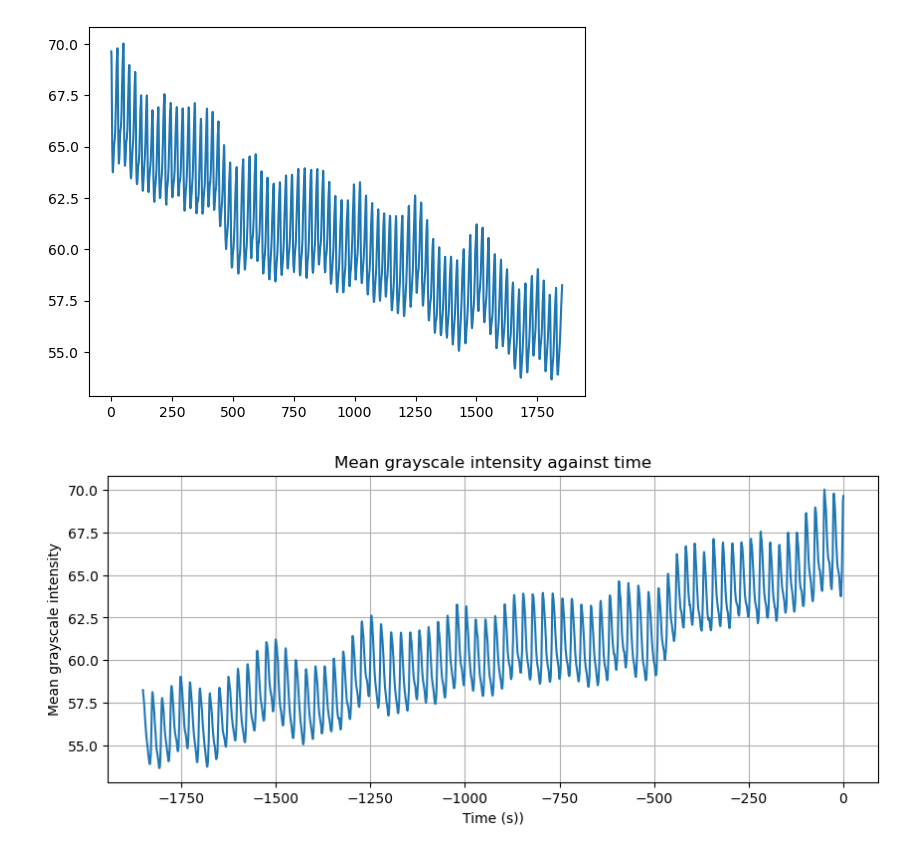
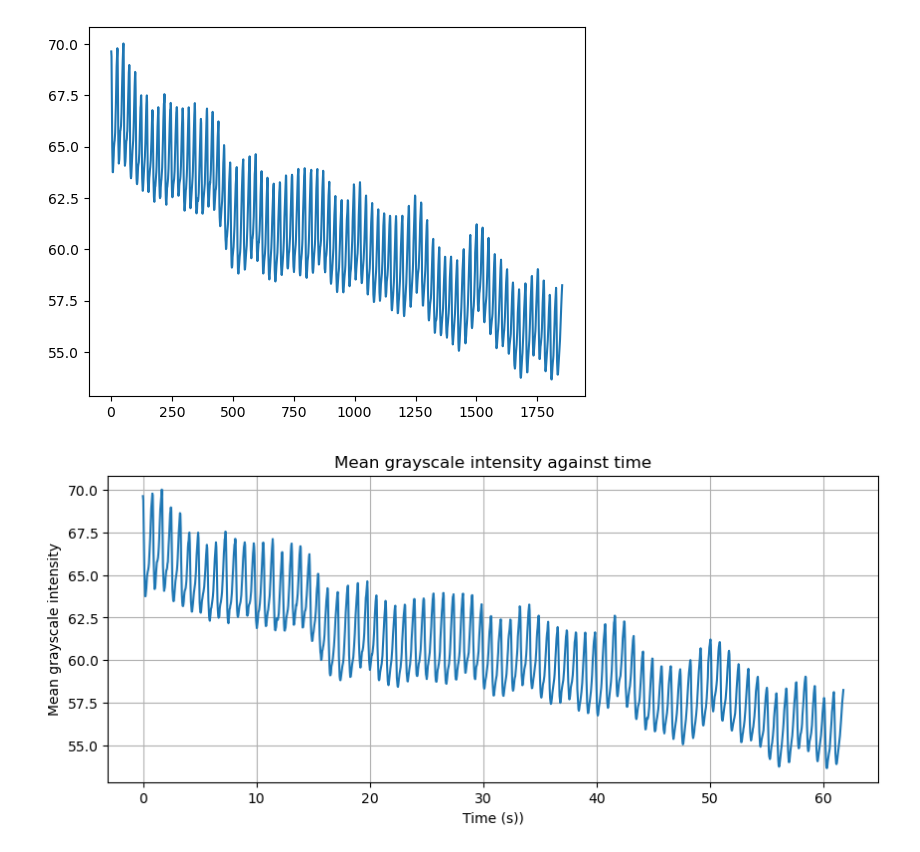
Before and after one commit to darkon-star/Programming, a Jupyter notebook: partB.ipynb, the cells around one changed output. Cells and saved outputs as stored; diff of their text form; code cells hidden in the pictures.

Commit message:
reopen the video to correct the graph

```diff
--- a/partB.ipynb
+++ b/partB.ipynb
@@ -63,23 +63,28 @@ plt.plot(frar, frames) # plot intensity against frame number
 [<matplotlib.lines.Line2D at 0x...>]
 [figure]
 # %%
+# Reopen the video again as it was released earlier
+cap = cv2.VideoCapture(video)
+
 # Obtain the sampling frequency (number of frames per second)
 fs = cap.get(cv2.CAP_PROP_FPS) # Sampling frequency
 N = len(frames) # Obtain the total number of frames by counting the grayscale values
 
 # Convert frame numbers into their corresponding times in seconds
 # by dividing them by the number of frames recorded per second
 time = np.arange(N) / fs # Time array in seconds
+
+
 
 # Plot the mean grayscale intensity against time
 plt.figure(figsize=(10,4))
 plt.plot(time, frames)
 plt.xlabel("Time (s))")
 plt.ylabel("Mean grayscale intensity")
 plt.title("Mean grayscale intensity against time")
 plt.grid()
 plt.show()
 
 cap.release() # Close the video capture object
 # %% [output]
-[figure, old version]
+[figure, new version]
```
